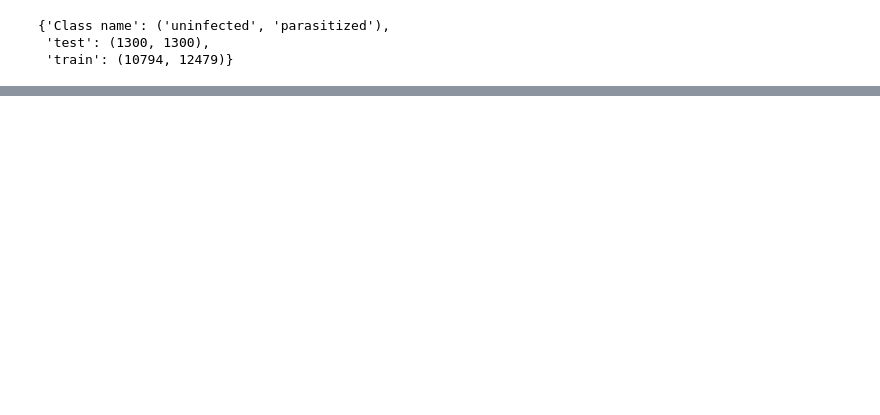
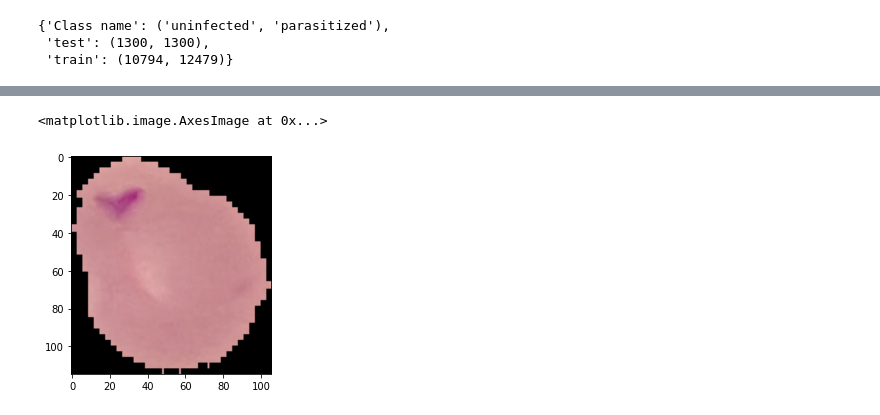
Before and after one commit to beingsantosh/Deep-Learning, a Jupyter notebook: cell_image_vgg16.ipynb, the cells around one changed output, grey strips where cells are left out. Cells and saved outputs as stored; diff of their text form; code cells hidden in the pictures; blank space fills up the shorter version.

```diff
--- a/cell_image_vgg16.ipynb
+++ b/cell_image_vgg16.ipynb
@@ -39,0 +116,5 @@ filecount(train_path)
+# %%
+plt.imshow(imread(img))
+# %% [output]
+<matplotlib.image.AxesImage at 0x...>
+[figure, added]
```
Also changed, not shown: parts of 26 cells of this notebook.
